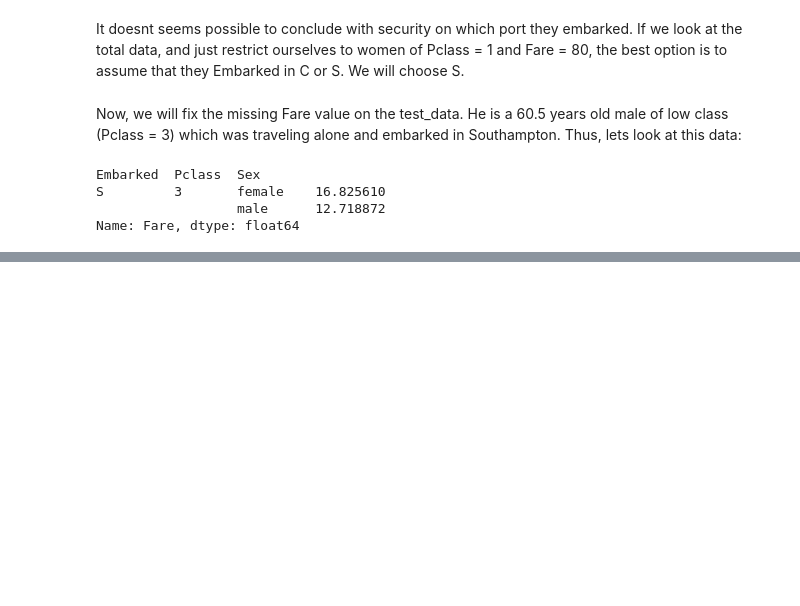
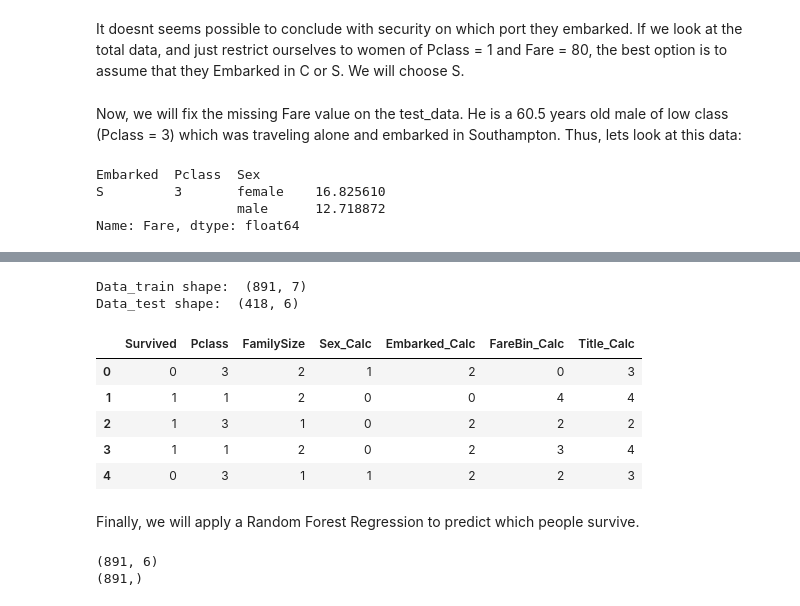
Before and after one commit to PabloQuezadaMora/TitanicCompetition, a Jupyter notebook: titanic-third-attempt.ipynb, the cells around one changed output, grey strips where cells are left out. Saved outputs shown, nothing was run; the diff lists cells and outputs as text; code cells hidden in the pictures; blank space fills up the shorter version.

```diff
--- a/titanic-third-attempt.ipynb
+++ b/titanic-third-attempt.ipynb
@@ -276,0 +259,3 @@ Name: Age, dtype: float64
+# %%
+for df in [data_train, data_test]:
+    df.loc[(df["Title"]=='Miss') & (df["Parch"]!=0), 'Title']= "FChild"
@@ -276,0 +300,47 @@ Name: Age, dtype: float64
+# %%
+data_train['Pers_Fare'], data_test['Pers_Fare'] = [df.apply(lambda x: x["Fare"]/x["FamilySize"], axis=1) for df in [data_train, data_test]]
+for data in [data_train, data_test]:
+    data.drop(["Fare"], inplace = True, axis = 1)
+    data.drop(["Age"], inplace = True,  axis = 1)
+    data.drop(["Family"],  inplace=True,  axis = 1)
+    data.drop(["SibSp"],  inplace=True,  axis = 1)
+    data.drop(["Parch"],  inplace=True,  axis = 1)
+    data.drop(["Name"],  inplace=True,  axis = 1)
+    data.drop(["Surname"],  inplace=True,  axis = 1)
+
+for data in Data:
+    data["FareBin"] = pd.qcut(data["Pers_Fare"], 5) #Since Fare is float, we use quartile separation to map it to 0,1,2,3
+    data.drop(["Pers_Fare"], inplace = True, axis = 1)
+for data in Data: #Gives each value of the variable a Category to give it a numerical value
+    data["Sex_Calc"] = le.fit_transform(data["Sex"])
+    data["Embarked_Calc"] = le.fit_transform(data["Embarked"])
+    data["FareBin_Calc"] = le.fit_transform(data["FareBin"])
+    data["Title_Calc"] = le.fit_transform(data["Title"])
+
+for data in Data:
+    data.drop(["Sex"], inplace = True, axis = 1)
+    data.drop(["Embarked"], inplace = True,  axis = 1)
+    data.drop(["Title"],  inplace=True,  axis = 1)
+    data.drop(["FareBin"],  inplace=True,  axis = 1)
+
+print("Data_train shape: ", data_train.shape)
+print("Data_test shape: ", data_test.shape)
+data_train.head()
+# %% [output]
+Data_train shape:  (891, 7)
+Data_test shape:  (418, 6)
+|  | Survived | Pclass | FamilySize | Sex_Calc | Embarked_Calc | FareBin_Calc | Title_Calc |
+| 0 | 0 | 3 | 2 | 1 | 2 | 0 | 3 |
+| 1 | 1 | 1 | 2 | 0 | 0 | 4 | 4 |
+| 2 | 1 | 3 | 1 | 0 | 2 | 2 | 2 |
+| 3 | 1 | 1 | 2 | 0 | 2 | 3 | 4 |
+| 4 | 0 | 3 | 1 | 1 | 2 | 2 | 3 |
+# %% [markdown]
+Finally, we will apply a Random Forest Regression to predict which people survive.
+# %%
+data_train_y = data_train.pop("Survived")
+print(data_train.shape)
+print(data_train_y.shape)
+# %% [output]
+(891, 6)
+(891,)
```
Also changed, not shown: parts of 20 cells of this notebook, 2 other files.
